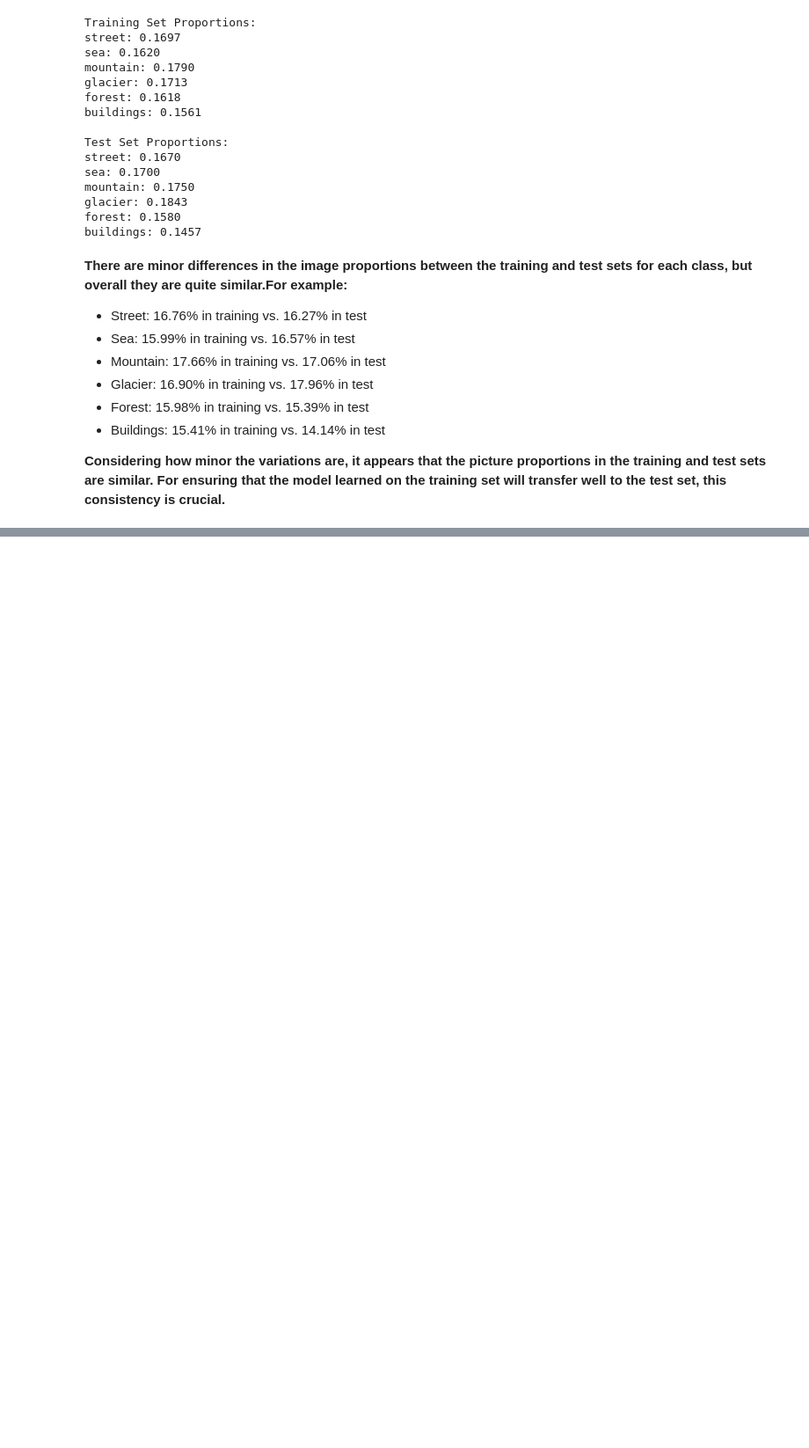
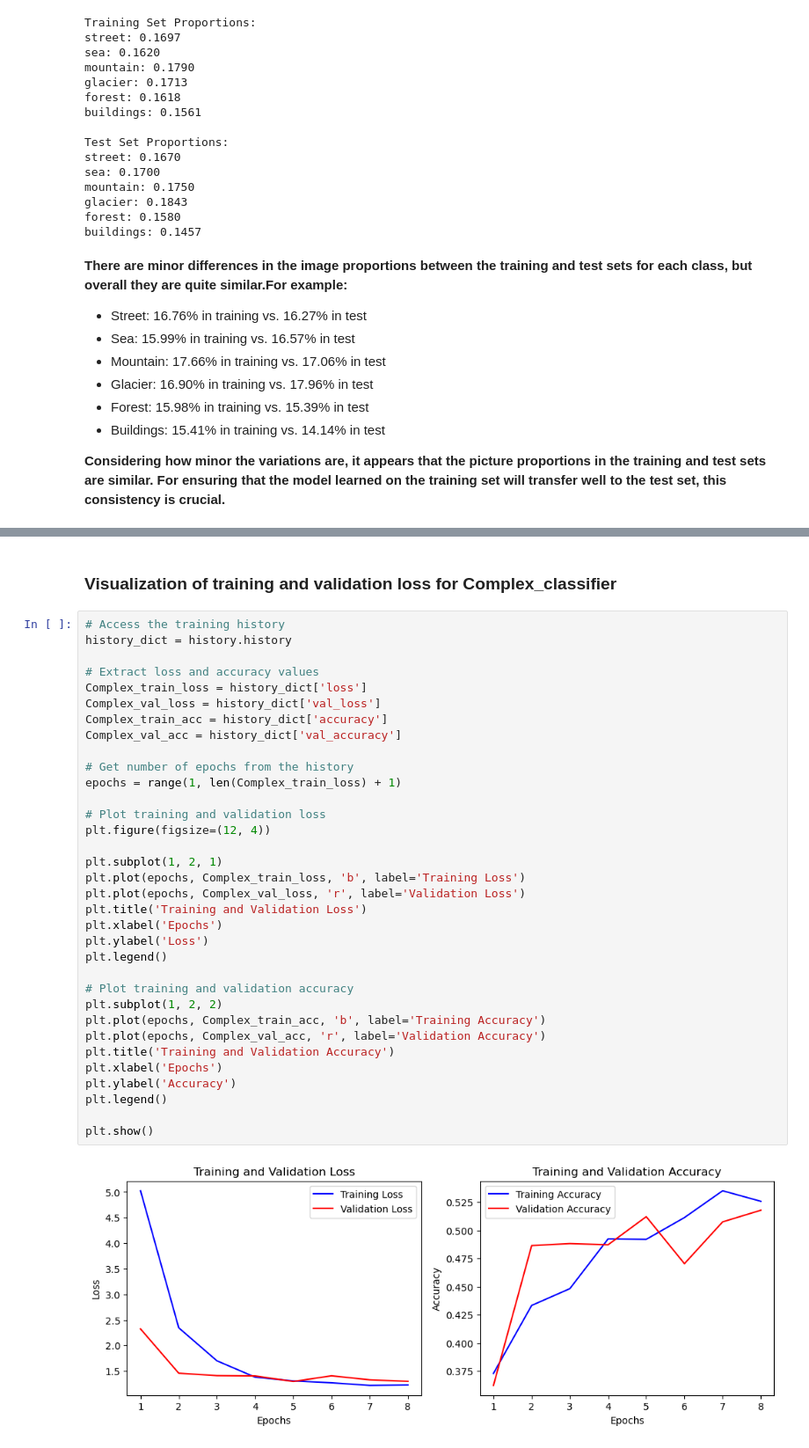
Before and after one commit to mdazizulaman/COMP3420_Task_2, a Jupyter notebook: a2.ipynb, the cells around one changed output, grey strips where cells are left out. Shown at 88% size. Drawn from its saved outputs; the diff is of its cells as text; blank space fills up the shorter version.

```diff
--- a/a2.ipynb
+++ b/a2.ipynb
@@ -162,0 +482,38 @@ buildings: 0.1457
+# %% [markdown]
+### Visualization of training and  validation loss for Complex_classifier
+# %%
+# Access the training history
+history_dict = history.history
+
+# Extract loss and accuracy values
+Complex_train_loss = history_dict['loss']
+Complex_val_loss = history_dict['val_loss']
+Complex_train_acc = history_dict['accuracy']
+Complex_val_acc = history_dict['val_accuracy']
+
+# Get number of epochs from the history
+epochs = range(1, len(Complex_train_loss) + 1)
+
+# Plot training and validation loss
+plt.figure(figsize=(12, 4))
+
+plt.subplot(1, 2, 1)
+plt.plot(epochs, Complex_train_loss, 'b', label='Training Loss')
+plt.plot(epochs, Complex_val_loss, 'r', label='Validation Loss')
+plt.title('Training and Validation Loss')
+plt.xlabel('Epochs')
+plt.ylabel('Loss')
+plt.legend()
+
+# Plot training and validation accuracy
+plt.subplot(1, 2, 2)
+plt.plot(epochs, Complex_train_acc, 'b', label='Training Accuracy')
+plt.plot(epochs, Complex_val_acc, 'r', label='Validation Accuracy')
+plt.title('Training and Validation Accuracy')
+plt.xlabel('Epochs')
+plt.ylabel('Accuracy')
+plt.legend()
+
+plt.show()
+# %% [output]
+[figure, added]
```
Also changed, not shown: parts of 50 cells of this notebook.
